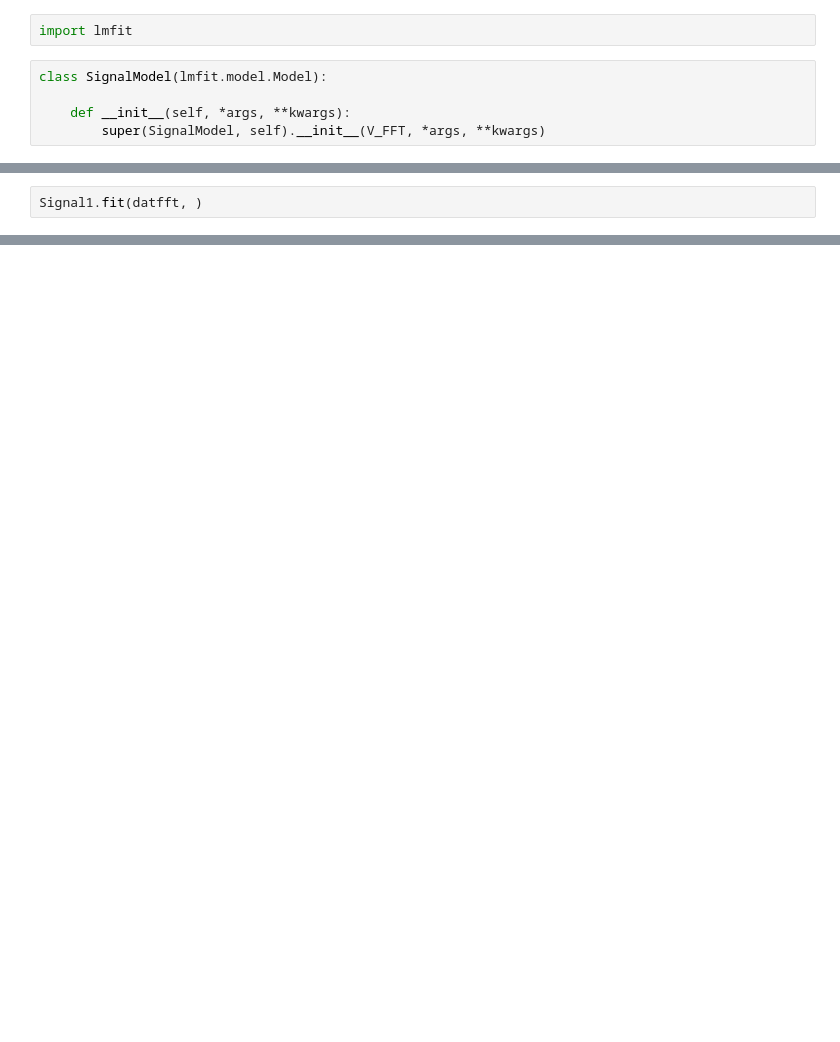
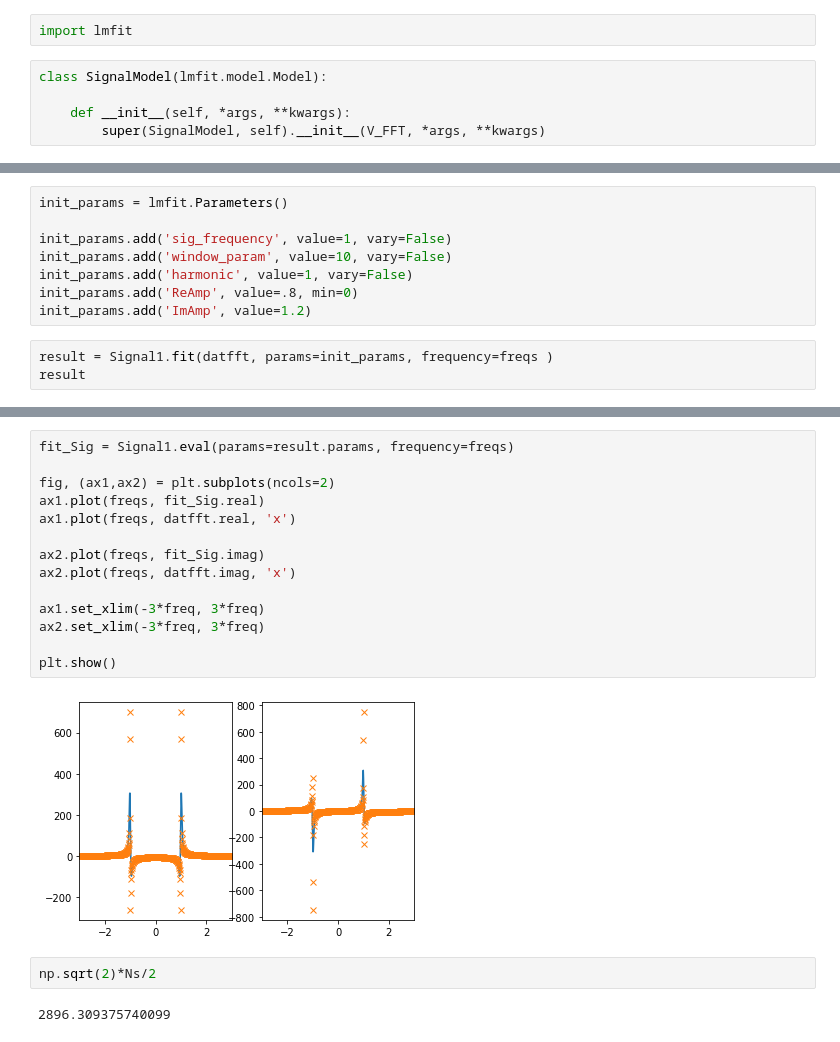
Before and after one commit to BGerwe/Xray-Project, a Jupyter notebook: fr_XAS/FFT Table Fitting.ipynb, the cells around one changed output, grey strips where cells are left out. Cells and saved outputs as stored; diff of their text form; blank space fills up the shorter version.

```diff
--- a/fr_XAS/FFT Table Fitting.ipynb
+++ b/fr_XAS/FFT Table Fitting.ipynb
@@ -199,2 +204,11 @@ in
-# %%
-Signal1.fit(datfft, )
+# %%
+init_params = lmfit.Parameters()
+
+init_params.add('sig_frequency', value=1, vary=False)
+init_params.add('window_param', value=10, vary=False)
+init_params.add('harmonic', value=1, vary=False)
+init_params.add('ReAmp', value=.8, min=0)
+init_params.add('ImAmp', value=1.2)
+# %%
+result = Signal1.fit(datfft, params=init_params, frequency=freqs )
+result
@@ -200,0 +234,20 @@ Signal1.fit(datfft, )
+# %%
+fit_Sig = Signal1.eval(params=result.params, frequency=freqs)
+
+fig, (ax1,ax2) = plt.subplots(ncols=2)
+ax1.plot(freqs, fit_Sig.real)
+ax1.plot(freqs, datfft.real, 'x')
+
+ax2.plot(freqs, fit_Sig.imag)
+ax2.plot(freqs, datfft.imag, 'x')
+
+ax1.set_xlim(-3*freq, 3*freq)
+ax2.set_xlim(-3*freq, 3*freq)
+
+plt.show()
+# %% [output]
+[figure, added]
+# %%
+np.sqrt(2)*Ns/2
+# %% [output]
+2896.309375740099
```
Also changed, not shown: parts of 9 cells of this notebook, 5 other files.
